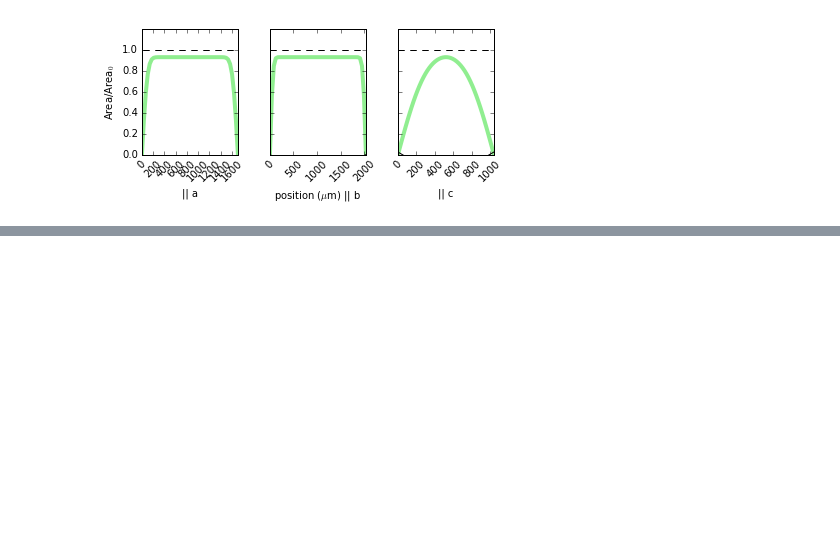
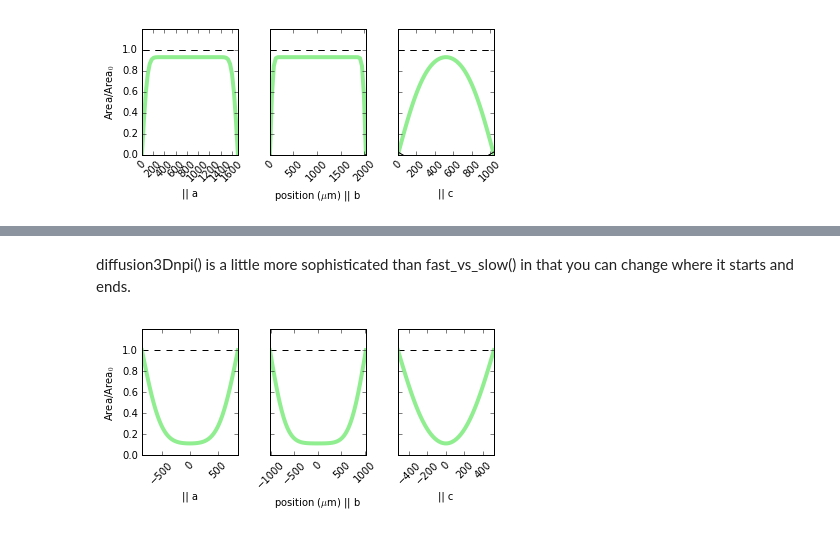
Before and after one commit to EFerriss/Pynams, a Jupyter notebook: examples_and_discussions/quick bulk H diffusion in olivine block.ipynb, the cells around one changed output, grey strips where cells are left out. Cells and saved outputs as stored; diff of their text form; code cells hidden in the pictures; blank space fills up the shorter version.

```diff
--- a/examples_and_discussions/quick bulk H diffusion in olivine block.ipynb
+++ b/examples_and_discussions/quick bulk H diffusion in olivine block.ipynb
@@ -86,0 +206,9 @@ figure, axes = dlib.fast_vs_slow(celsius=1000., sample=SD7, minutes=60.*5., prin
+# %% [markdown]
+diffusion3Dnpi() is a little more sophisticated than fast_vs_slow() in that you can change where it starts and ends.
+# %%
+figure, axes, v, x, y = diffusion.diffusion3Dnpi(lengths_microns=[a, b, c],
+                                                 log10Ds_m2s=log10D,
+                                                 time_seconds=time_seconds,
+                                                 initial=0., final=1.)
+# %% [output]
+[figure, added]
```
Also changed, not shown: parts of 45 cells of this notebook.
